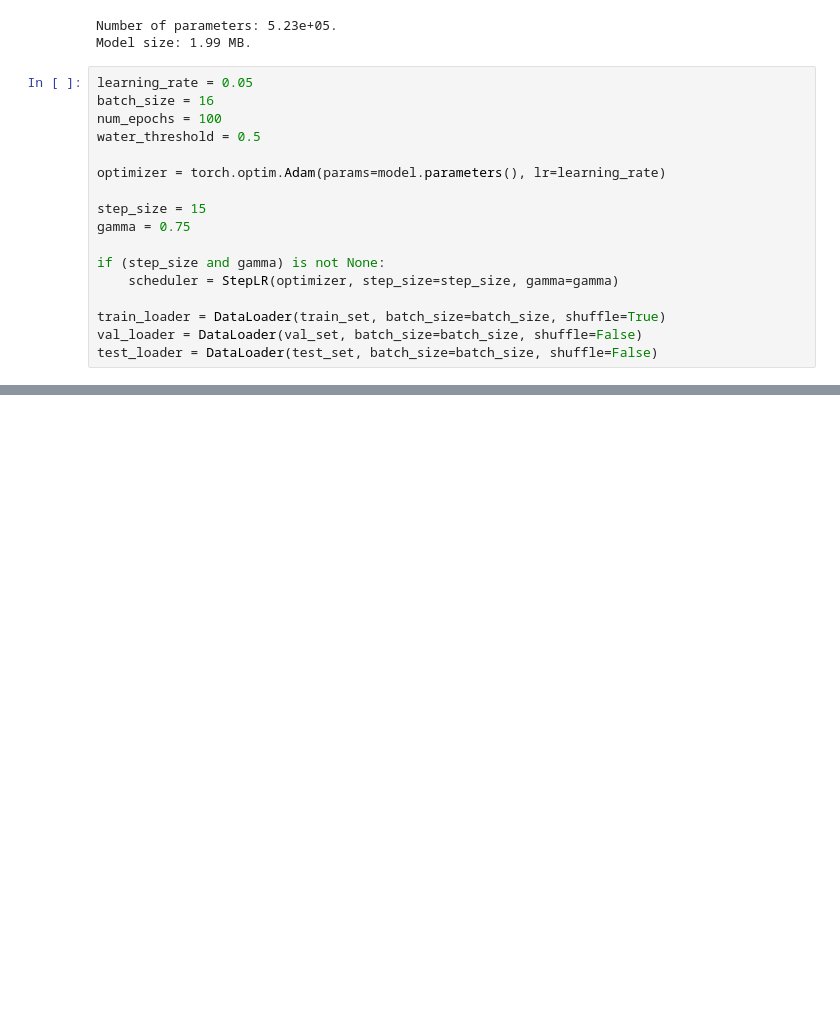
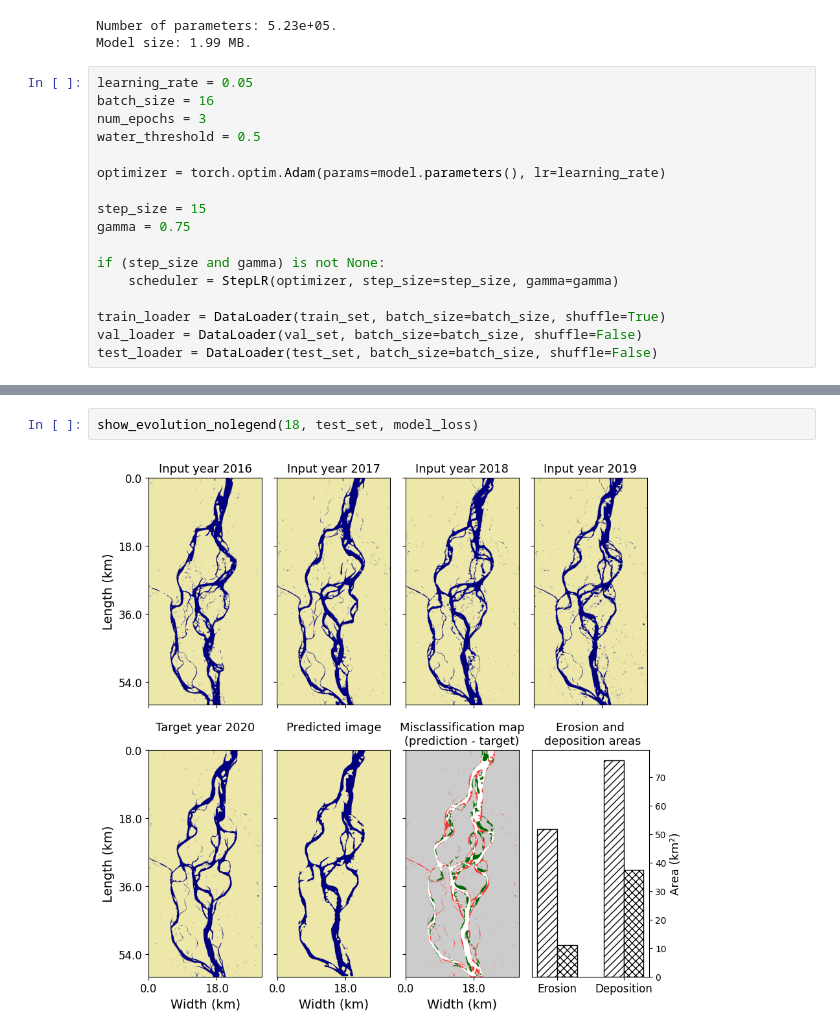
Before and after one commit to guin0x/aiaiaik-ramba, a Jupyter notebook: notebook.ipynb, the cells around one changed output, grey strips where cells are left out. Saved outputs shown, nothing was run; the diff lists cells and outputs as text; blank space fills up the shorter version.

```diff
--- a/notebook.ipynb
+++ b/notebook.ipynb
@@ -92,7 +93,7 @@ Model size: 1.99 MB.
 # %%
 learning_rate = 0.05
 batch_size = 16
-num_epochs = 100
+num_epochs = 3
 water_threshold = 0.5
 
 optimizer = torch.optim.Adam(params=model.parameters(), lr=learning_rate)
@@ -218,0 +242,4 @@ plot_losses_metrics(train_losses, val_losses, metrics, model_recall, loss_f=loss
+# %%
+show_evolution_nolegend(18, test_set, model_loss)
+# %% [output]
+[figure, added]
```
Also changed, not shown: parts of 13 cells of this notebook, 2 other files.
